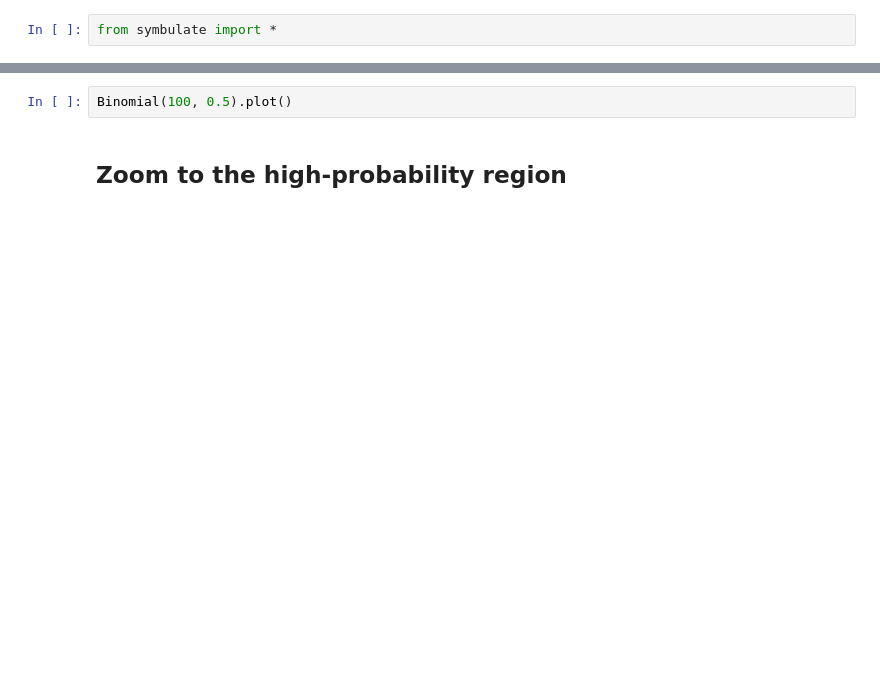
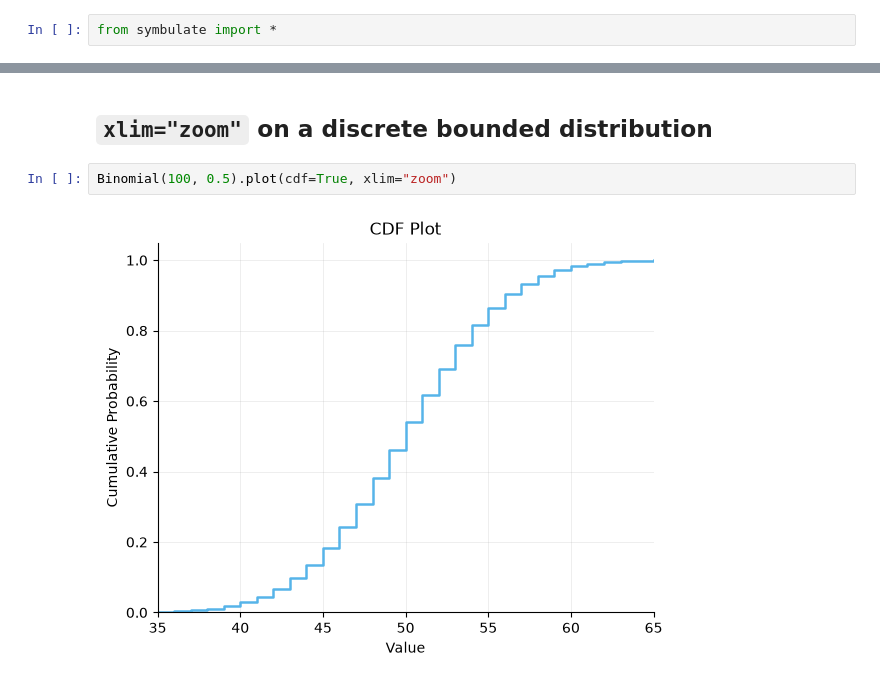
Before and after one commit to calpoly-symbulate/symbulate, a Jupyter notebook: team/xlim_demo.ipynb, the cells around one changed output, grey strips where cells are left out. Drawn from its saved outputs; the diff is of its cells as text; blank space fills up the shorter version.

```diff
--- a/team/xlim_demo.ipynb
+++ b/team/xlim_demo.ipynb
@@ -9,4 +23,6 @@ from symbulate import *
+# %% [markdown]
+## `xlim="zoom"` on a discrete bounded distribution
 # %%
-Binomial(100, 0.5).plot()
+Binomial(100, 0.5).plot(cdf=True, xlim="zoom")
+# %% [output]
+[figure, added]
-# %% [markdown]
-## Zoom to the high-probability region
```
Also changed, not shown: parts of 21 cells of this notebook.
